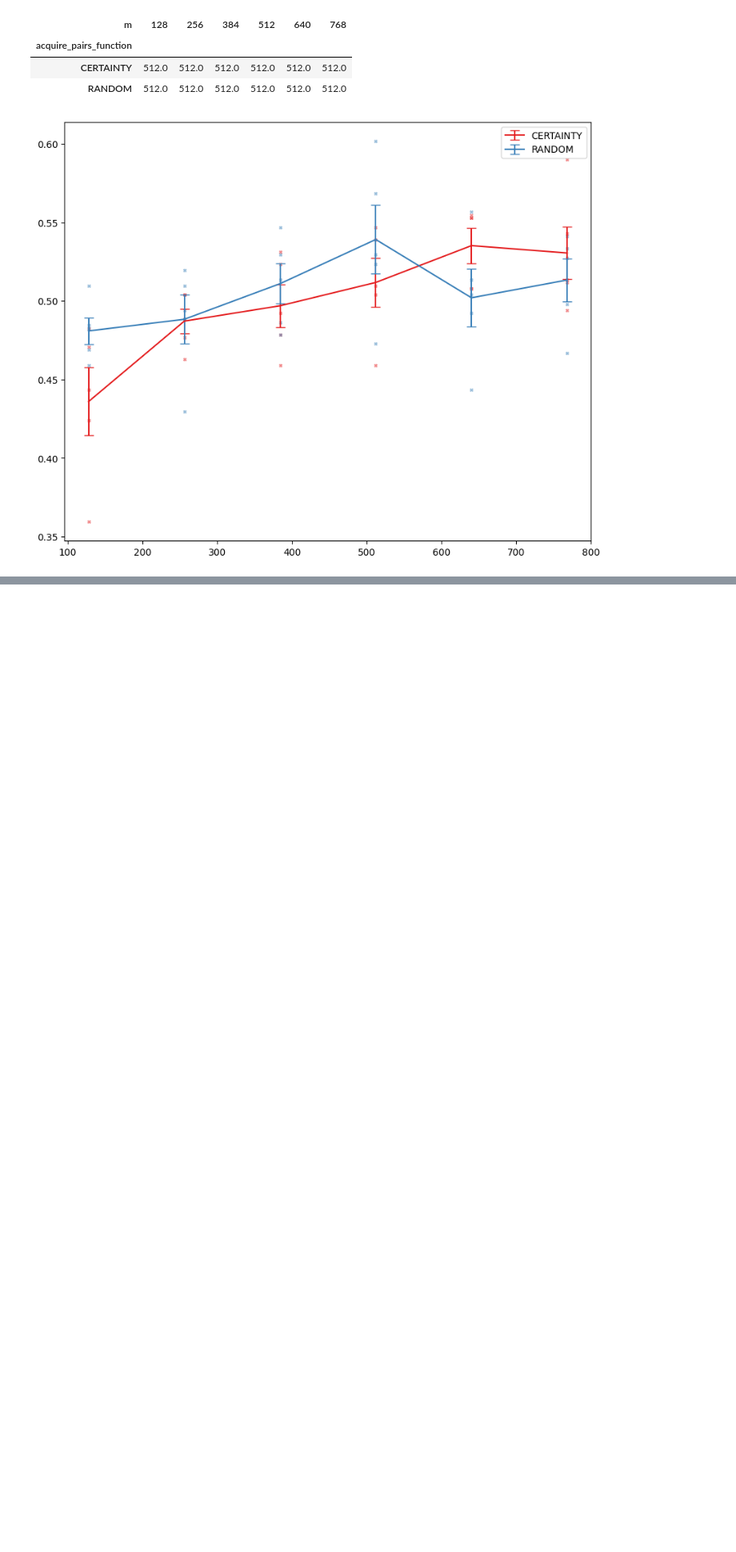
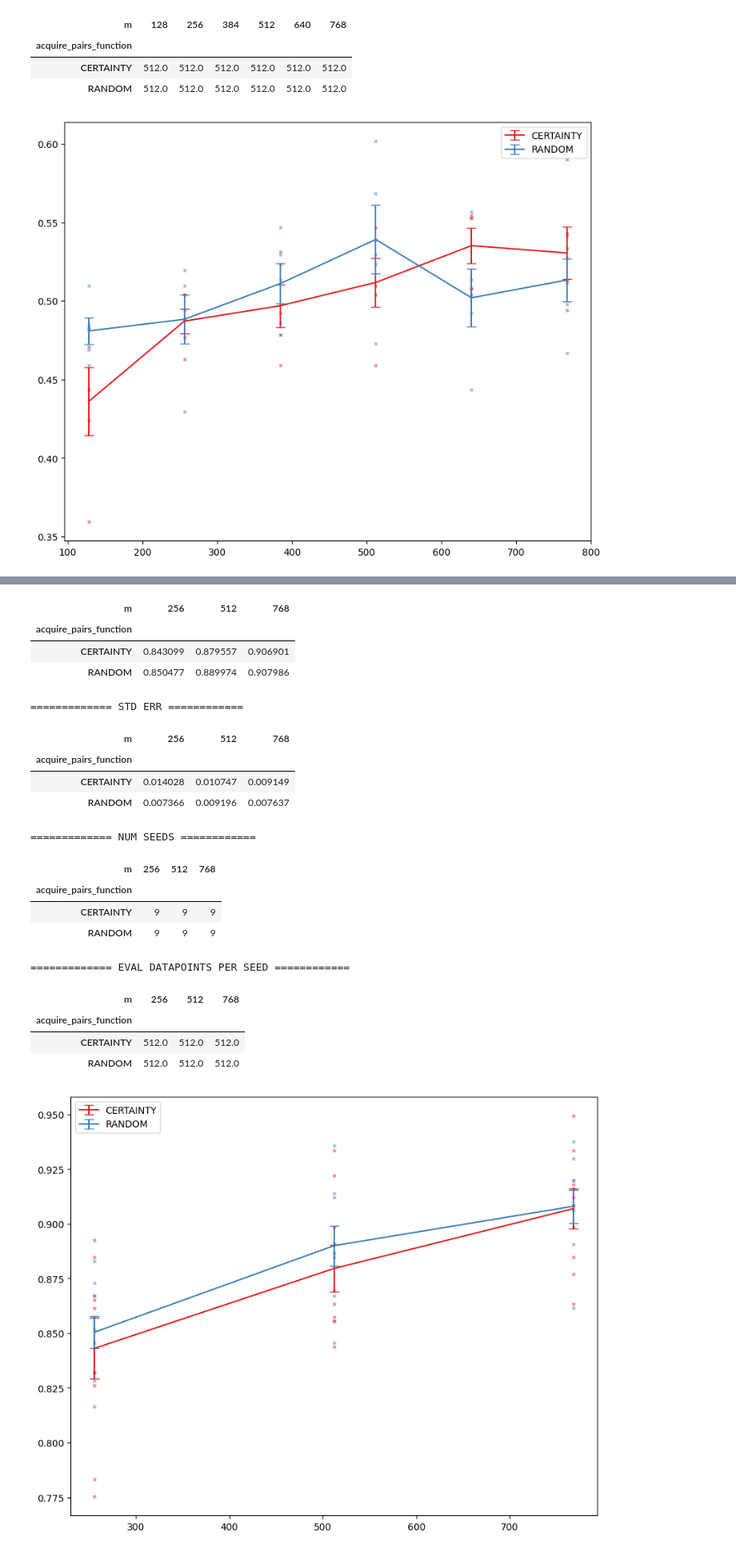
Before and after one commit to willmuldrew/active-preference-learning, a Jupyter notebook: notebooks/post-eval-analyse.ipynb, the cells around one changed output, grey strips where cells are left out. Shown at 80% size. Saved outputs shown, nothing was run; the diff lists cells and outputs as text; code cells hidden in the pictures; blank space fills up the shorter version.

Commit message:
added in lora results

```diff
--- a/notebooks/post-eval-analyse.ipynb
+++ b/notebooks/post-eval-analyse.ipynb
@@ -254,3 +254,6 @@ analyse("*tldr*noreset3.csv*", "Online TLDR, noreset/re-acquire all data, 50 epo
 | CERTAINTY | 512.0 | 512.0 | 512.0 | 512.0 | 512.0 | 512.0 |
 | RANDOM | 512.0 | 512.0 | 512.0 | 512.0 | 512.0 | 512.0 |
 [figure]
+# %%
+analyse("post-eval-winrate-imdb-m*-xmas-lora.csv", "IMDB - LoRA, 10 epochs per training cycle, RMSProp, beta=0.2, lr=5e-4, win-rate vs refmodel")
+# %% [output]
@@ -256,0 +267,20 @@ analyse("*tldr*noreset3.csv*", "Online TLDR, noreset/re-acquire all data, 50 epo
+| m | 256 | 512 | 768 |
+| acquire_pairs_function |  |  |  |
+| CERTAINTY | 0.843099 | 0.879557 | 0.906901 |
+| RANDOM | 0.850477 | 0.889974 | 0.907986 |
+============= STD ERR ============
+| m | 256 | 512 | 768 |
+| acquire_pairs_function |  |  |  |
+| CERTAINTY | 0.014028 | 0.010747 | 0.009149 |
+| RANDOM | 0.007366 | 0.009196 | 0.007637 |
+============= NUM SEEDS ============
+| m | 256 | 512 | 768 |
+| acquire_pairs_function |  |  |  |
+| CERTAINTY | 9 | 9 | 9 |
+| RANDOM | 9 | 9 | 9 |
+============= EVAL DATAPOINTS PER SEED ============
+| m | 256 | 512 | 768 |
+| acquire_pairs_function |  |  |  |
+| CERTAINTY | 512.0 | 512.0 | 512.0 |
+| RANDOM | 512.0 | 512.0 | 512.0 |
+[figure, added]
```
Also changed, not shown: parts of 1 cell of this notebook, 3 other files.
